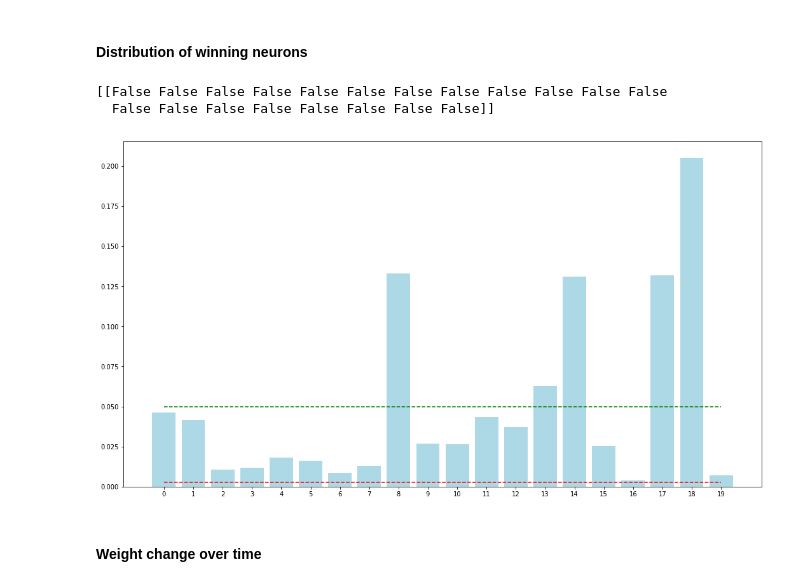
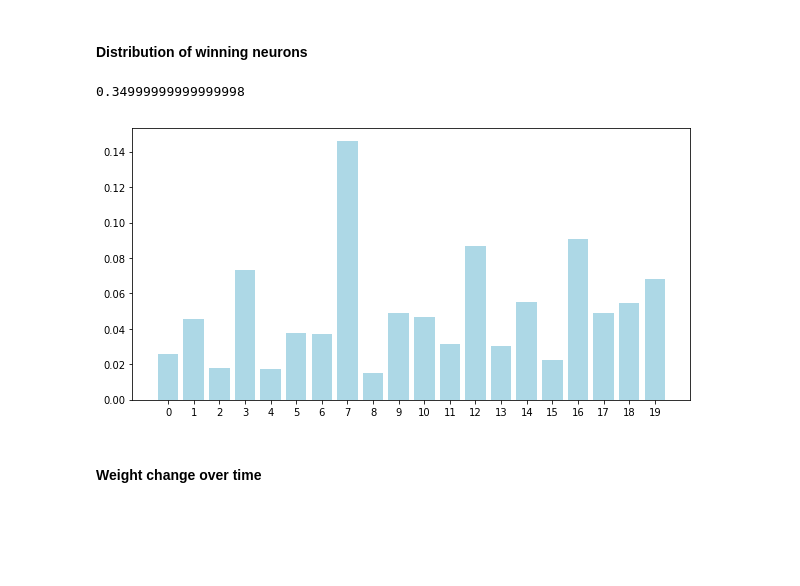
Before and after one commit to butoialexandra/Clustering-EMNIST, a Jupyter notebook: Assignment 1.ipynb, the cells around one changed output. Drawn from its saved outputs; the diff is of its cells as text; code cells hidden in the pictures; blank space fills up the shorter version.

```diff
--- a/Assignment 1.ipynb
+++ b/Assignment 1.ipynb
@@ -123,4 +141,0 @@ for i in range(4):
-# %%
-tmax = 40000                                # maximum number of iterations
-counter = np.zeros((1,digits))              # counter for the winner neurons
-wCount = np.ones((1,tmax+1)) * 0.25         # running avg of the weight change over time
@@ -150,9 +211,7 @@ for t in range(1,tmax):
 for b in range(epochs):
     idx = np.arange(m)
     np.random.shuffle(idx)
-    eta = eta_init * np.exp(-0.01*b)
     for i in range(m):
-
         x = norm_data[:,idx[i]]                 # pick the next training instance in the training data
 
         h = W.dot(x)/digits                     # get output firing
@@ -161,10 +220,13 @@ for b in range(epochs):
         output = np.max(h)                      # get the max in the output firing vector
         k = np.argmax(h)                        # get the index of the firing neuron
         counter[0,k] += 1                       # increment counter for winner neuron
-        noise = np.random.normal(0, 0.001, W[k,:].shape)
-        noisy_output = W[k,:] + noise           # add noise to the output
+        noise = np.random.normal(0, 0.01, W[k,:].shape)
+        noisy_output = W[k,:] + noise
         dw = eta * (x.T - noisy_output)         # calculate the change in weights for the k-th output neuron
                                                 # get closer to the input (x - W)
+        leaky_dw = leaky_eta * (x.T - noisy_output)
         wCount[b*m+i] = wCount[b*m+i-1] * (alpha + dw.dot(dw.T)*(1-alpha)) # weight change over time (running avg)
 
         W[k,:] = W[k,:] + dw                    # weights for k-th output are updated
+        W[(np.arange(digits) != k), :] = W[(np.arange(digits) != k), :] + leaky_dw # weights for the loser neurons
+                                                                                   # are updated
@@ -173,26 +233,3 @@ Training loop - using leaky learning
-# %%
-for b in range(epochs):
-    idx = np.arange(m)
-    np.random.shuffle(idx)
-    for i in range(m):
-        x = norm_data[:,idx[i]]                 # pick the next training instance in the training data
-
-        h = W.dot(x)/digits                     # get output firing
-        h = h.reshape(h.shape[0],-1)            # reshape h into a numpy 2d array
-
-        output = np.max(h)                      # get the max in the output firing vector
-        k = np.argmax(h)                        # get the index of the firing neuron
-        counter[0,k] += 1                       # increment counter for winner neuron
-        noise = np.random.normal(0, 0.005, W[k,:].shape)
-        noisy_output = W[k,:] + noise
-        dw = eta * (x.T - noisy_output)         # calculate the change in weights for the k-th output neuron
-                                                # get closer to the input (x - W)
-        leaky_dw = leaky_eta * (x.T - noisy_output)
-        wCount[b*m+i] = wCount[b*m+i-1] * (alpha + dw.dot(dw.T)*(1-alpha)) # weight change over time (running avg)
-
-        W[k,:] = W[k,:] + dw                    # weights for k-th output are updated
-        W[(np.arange(digits) != k), :] = W[(np.arange(digits) != k), :] + leaky_dw # weights for the loser neurons
-                                                                                   # are updated
 # %% [markdown]
 #### Prototypes after training
 # %%
@@ -207,8 +244,2 @@ for i in range(4):
 # %% [markdown]
 #### Distribution of winning neurons
-# %%
-threshold = 1 / counter.size / 20
-print(counter < threshold)
-# %% [output]
-[[False False False False False False False False False False False False
-  False False False False False False False False]]
@@ -215,12 +258,15 @@ print(counter < threshold)
+# %%
+get_dead_units_percentage(counter, 0.01)
+# %% [output]
+0.34999999999999998
 # %%
-plt.figure(figsize=(18,10))
+# plot distribution of winning counts percentages
+plt.figure(figsize=(10,5))
 plt.bar(np.arange(counter.size) , counter[0,:]/ counter.sum(), color='lightblue')
 plt.xticks(np.arange(counter.size))
-plt.plot(np.arange(counter.size), (np.ones(counter.size)/counter.size), color='g', linestyle='--')
-plt.plot(np.arange(counter.size), (np.ones(counter.size)/counter.size/20), color='r', linestyle='--')
 plt.show()
 # %% [output]
-[figure, old version]
+[figure, new version]
 # %% [markdown]
 #### Weight change over time
 # %%
```
Also changed, not shown: parts of 33 cells of this notebook.
